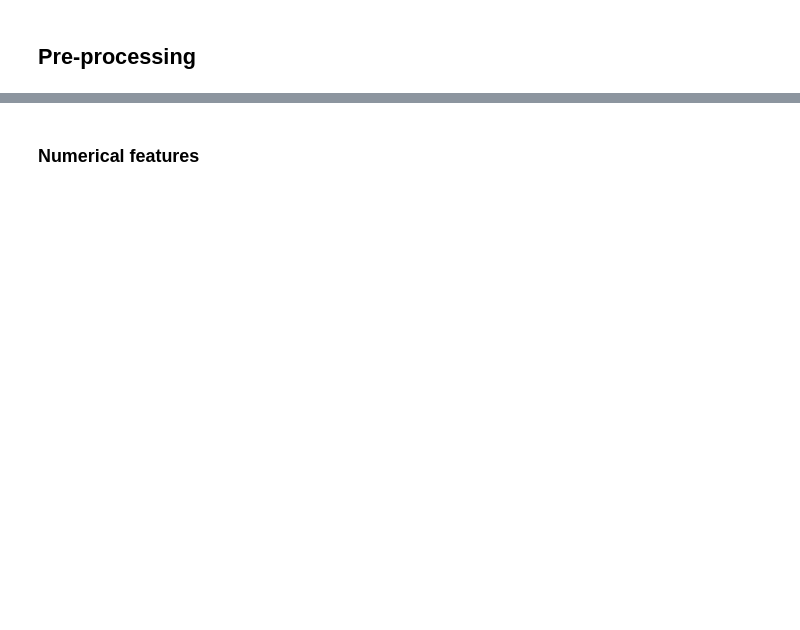
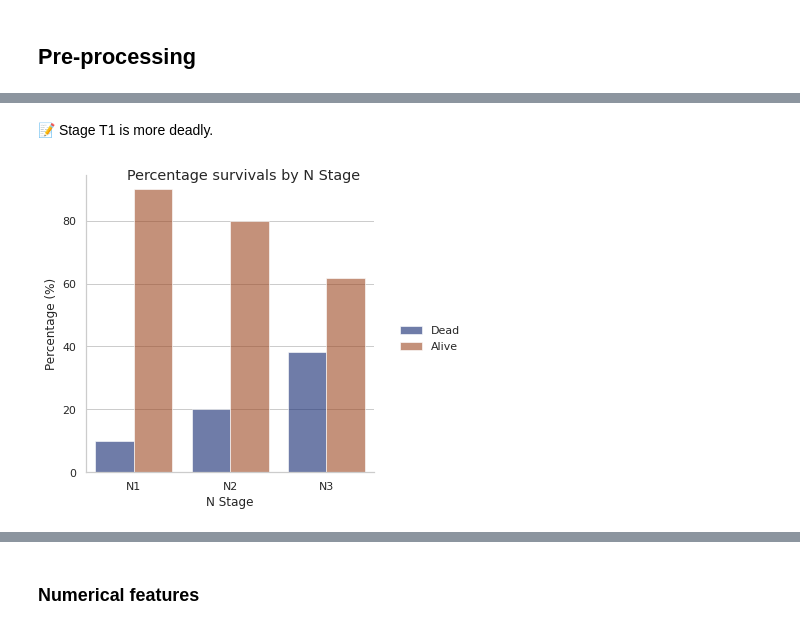
Before and after one commit to drsouzap/breast_cancer, a Jupyter notebook: notebooks/Data_PreProcessing.ipynb, the cells around one changed output, grey strips where cells are left out. Drawn from its saved outputs; the diff is of its cells as text; code cells hidden in the pictures; blank space fills up the shorter version.

```diff
--- a/notebooks/Data_PreProcessing.ipynb
+++ b/notebooks/Data_PreProcessing.ipynb
@@ -72,0 +198,24 @@ data.drop_duplicates()
+# %% [markdown]
+📝 Stage T1 is more deadly.
+# %%
+nstage_counts = (data.groupby(['N Stage'])['Status_coded']
+                     .value_counts(normalize=True)
+                     .rename('Percentage')
+                     .mul(100)
+                     .reset_index()
+                     .sort_values('N Stage'))
+r = sns.catplot(data=nstage_counts, x="N Stage", y="Percentage", hue="Status_coded",
+                kind="bar", palette="dark", alpha=.6, height=5)
+r.fig.suptitle("Percentage survivals by N Stage")
+r.set_axis_labels("N Stage", "Percentage (%)")
+
+# Replace title legend
+new_title = ''
+r._legend.set_title(new_title)
+
+# Replace labels legend
+new_labels = ['Dead', 'Alive']
+for t, l in zip(r._legend.texts, new_labels):
+    t.set_text(l)
+# %% [output]
+[figure, added]
```
Also changed, not shown: parts of 28 cells of this notebook.
